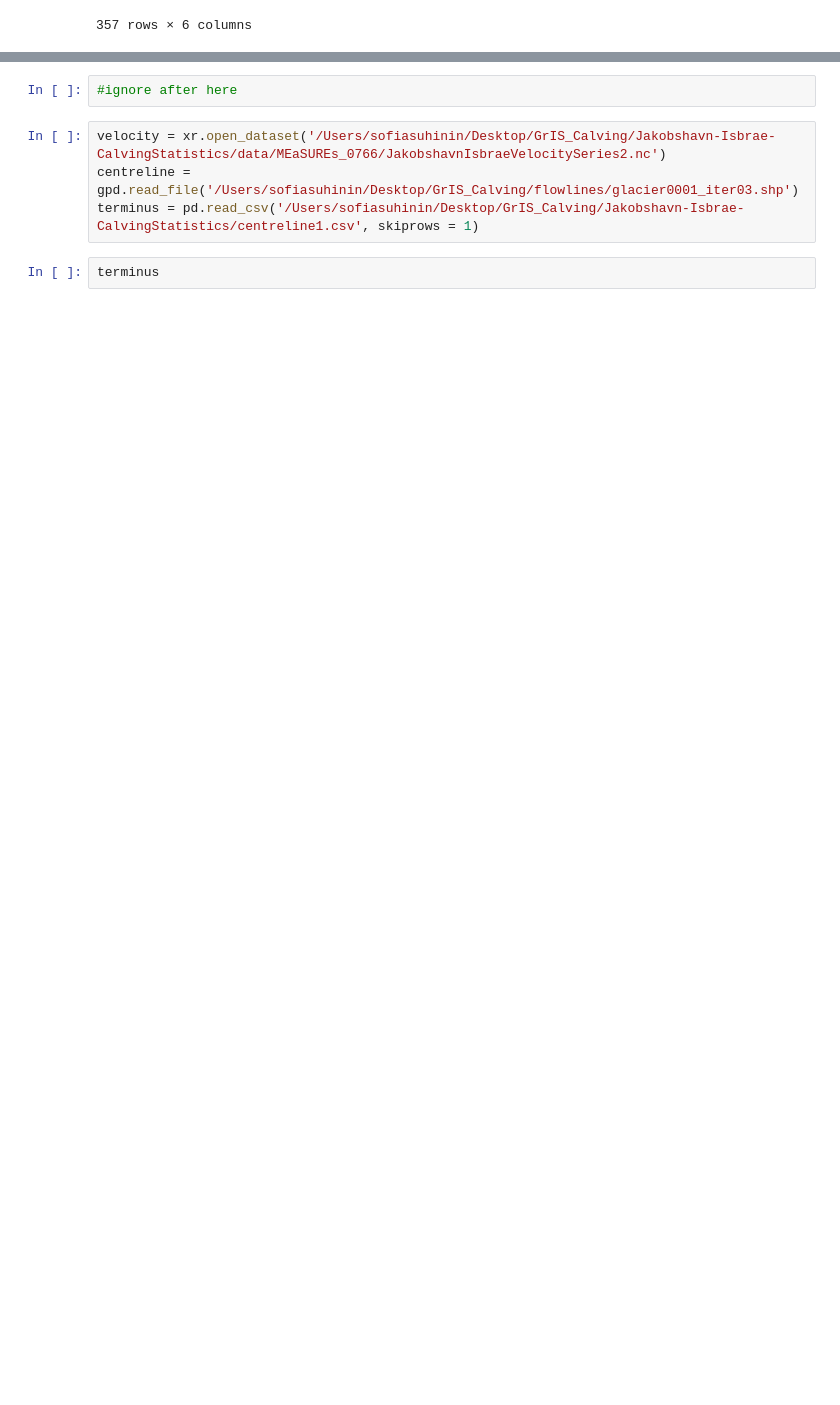
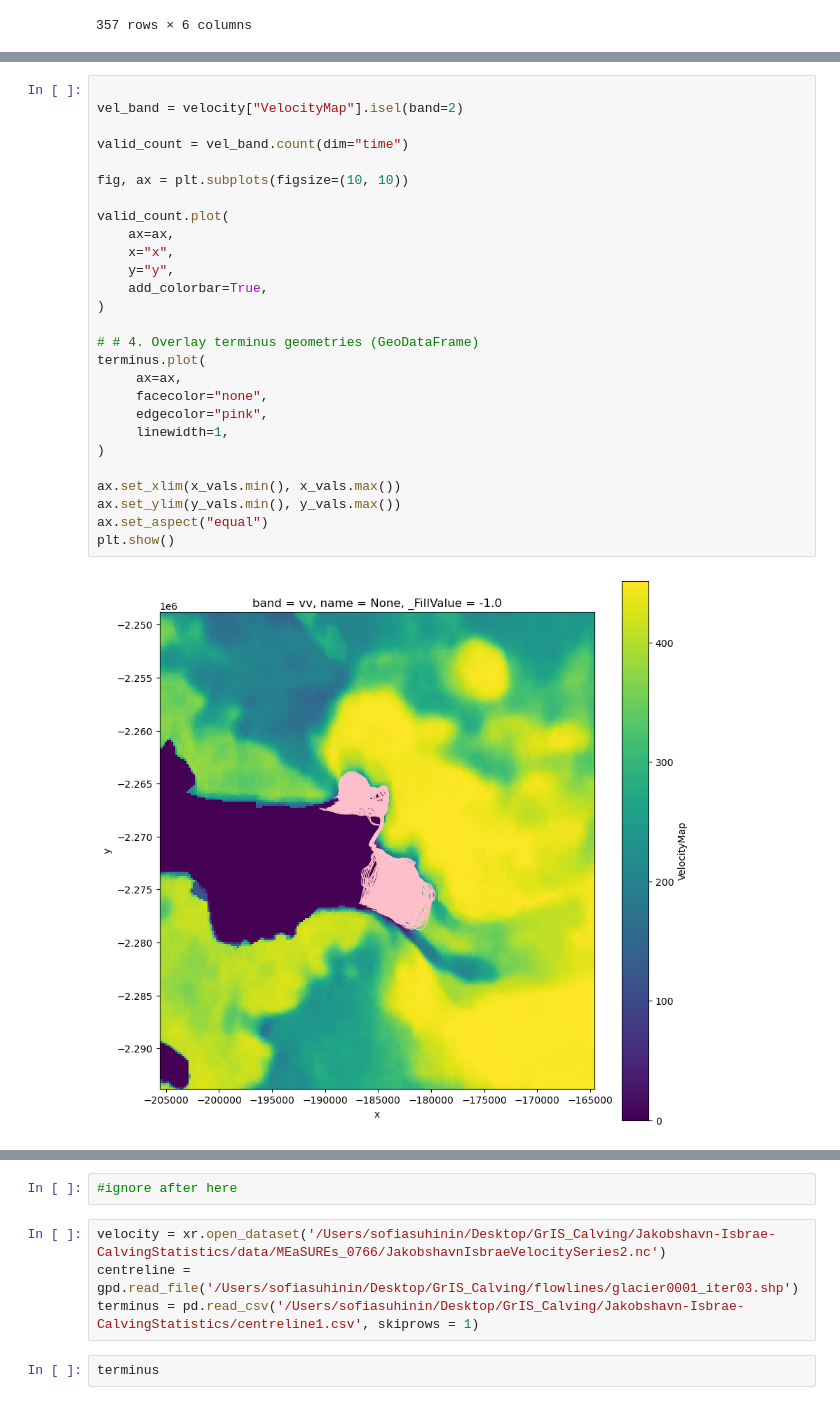
Before and after one commit to sofiasuhinin/Jakobshavn-Isbrae-CalvingStatistics, a Jupyter notebook: calvingseries.ipynb, the cells around one changed output, grey strips where cells are left out. Drawn from its saved outputs; the diff is of its cells as text; blank space fills up the shorter version.

```diff
--- a/calvingseries.ipynb
+++ b/calvingseries.ipynb
@@ -159,0 +214,29 @@ plt.show()
+# %%
+
+vel_band = velocity["VelocityMap"].isel(band=2)
+
+valid_count = vel_band.count(dim="time")
+
+fig, ax = plt.subplots(figsize=(10, 10))
+
+valid_count.plot(
+    ax=ax,
+    x="x",
+    y="y",
+    add_colorbar=True,
+)
+
+# # 4. Overlay terminus geometries (GeoDataFrame)
+terminus.plot(
+     ax=ax,
+     facecolor="none",
+     edgecolor="pink",
+     linewidth=1,
+)
+
+ax.set_xlim(x_vals.min(), x_vals.max())
+ax.set_ylim(y_vals.min(), y_vals.max())
+ax.set_aspect("equal")
+plt.show()
+# %% [output]
+[figure, added]
```
Also changed, not shown: parts of 10 cells of this notebook.
